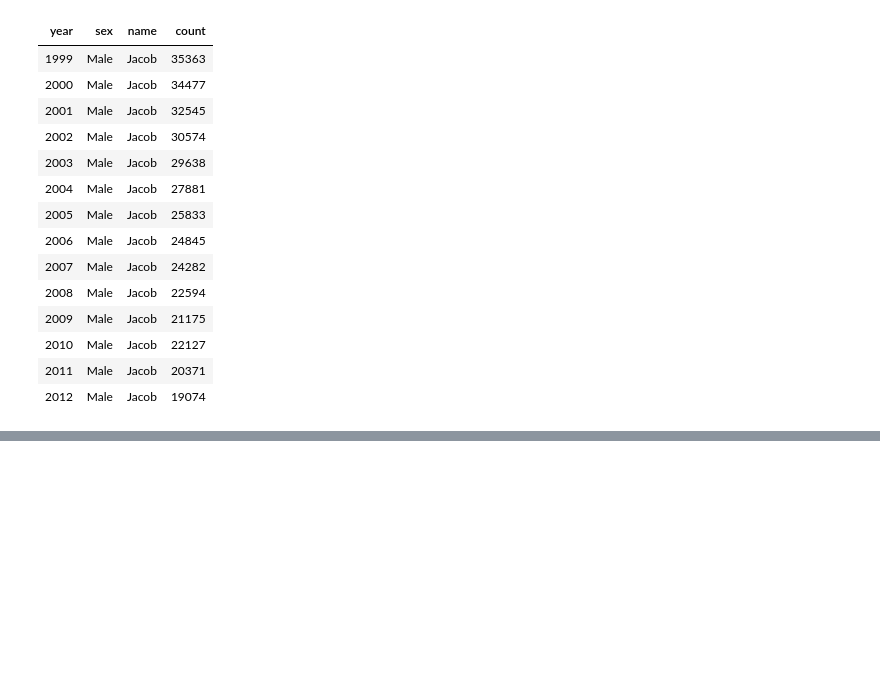
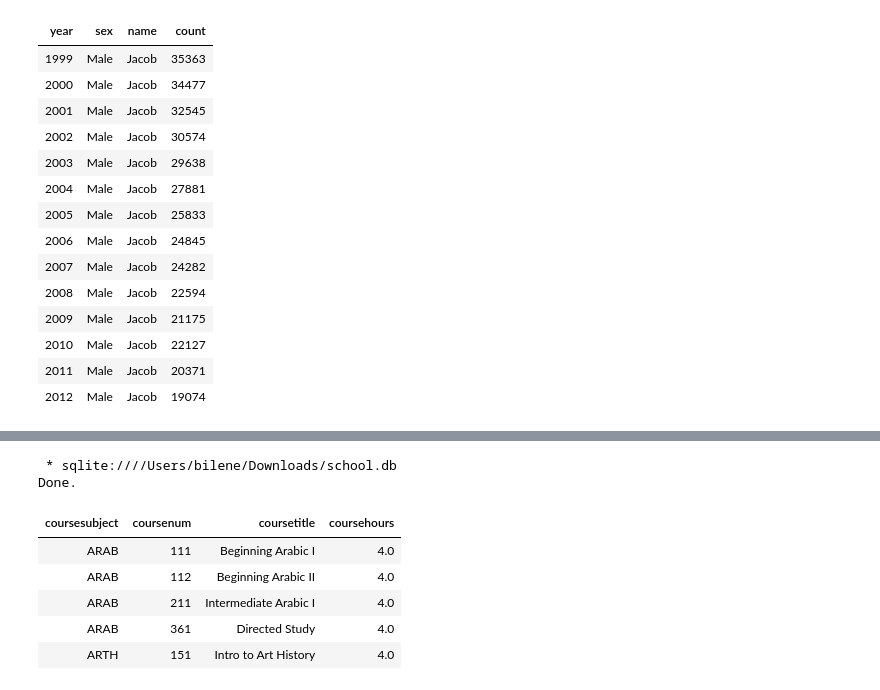
Before and after one commit to ernbilen/Data200_Fall23, a Jupyter notebook: notes/in-class/intro-to-sql.ipynb, the cells around one changed output, grey strips where cells are left out. Cells and saved outputs as stored; diff of their text form; code cells hidden in the pictures; blank space fills up the shorter version.

```diff
--- a/notes/in-class/intro-to-sql.ipynb
+++ b/notes/in-class/intro-to-sql.ipynb
@@ -617,0 +638,13 @@ Done.
+# %%
+%%sql
+SELECT * FROM courses
+LIMIT 5
+# %% [output]
+ * sqlite:////Users/bilene/Downloads/school.db
+Done.
+| coursesubject | coursenum | coursetitle | coursehours |
+| ARAB | 111 | Beginning Arabic I | 4.0 |
+| ARAB | 112 | Beginning Arabic II | 4.0 |
+| ARAB | 211 | Intermediate Arabic I | 4.0 |
+| ARAB | 361 | Directed Study | 4.0 |
+| ARTH | 151 | Intro to Art History | 4.0 |
```
Also changed, not shown: parts of 13 cells of this notebook.
